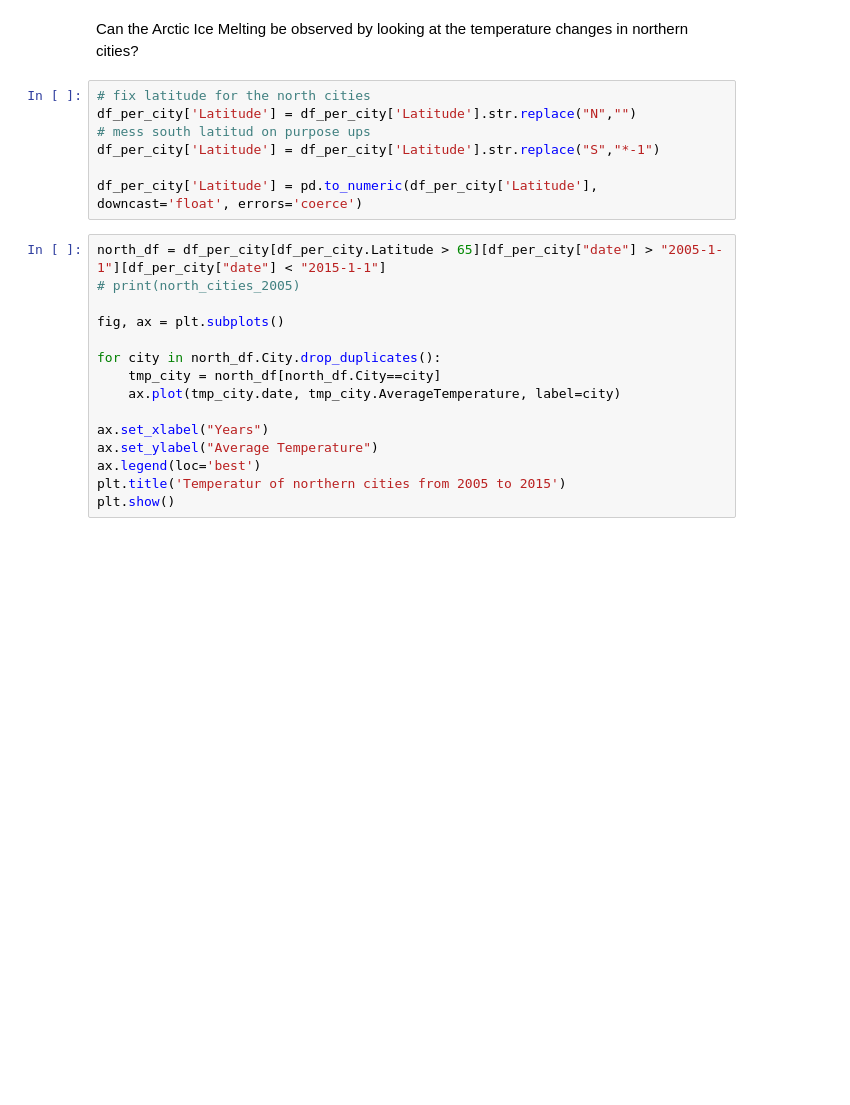
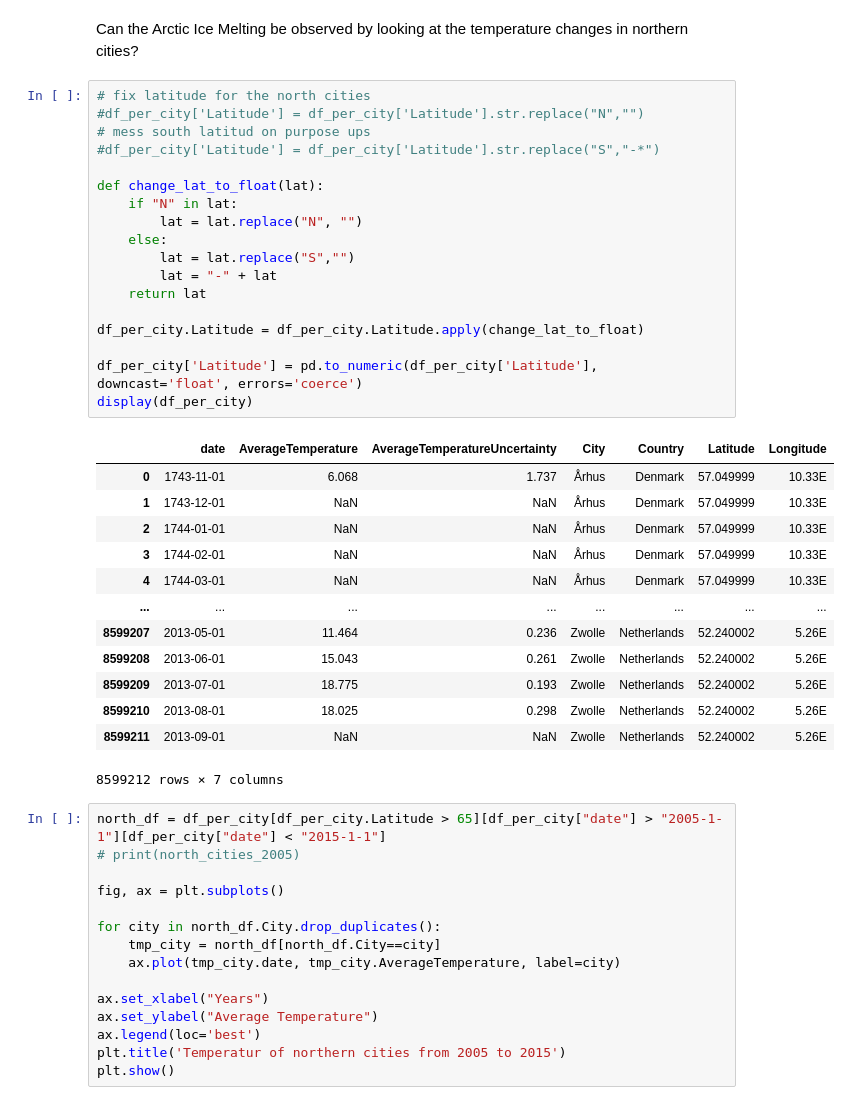
Before and after one commit to TanZng/ot6-cloud, a Jupyter notebook: analytics.ipynb, the cells around one changed output. Saved outputs shown, nothing was run; the diff lists cells and outputs as text; blank space fills up the shorter version.

```diff
--- a/analytics.ipynb
+++ b/analytics.ipynb
@@ -113,11 +113,36 @@ plt.show()
 Can the Arctic Ice Melting be observed by looking at the temperature changes in northern cities?
 # %%
 # fix latitude for the north cities
-df_per_city['Latitude'] = df_per_city['Latitude'].str.replace("N","")
+#df_per_city['Latitude'] = df_per_city['Latitude'].str.replace("N","")
 # mess south latitud on purpose ups
-df_per_city['Latitude'] = df_per_city['Latitude'].str.replace("S","*-1")
+#df_per_city['Latitude'] = df_per_city['Latitude'].str.replace("S","-*")
+
+def change_lat_to_float(lat):
+    if "N" in lat:
+        lat = lat.replace("N", "")
+    else:
+        lat = lat.replace("S","")
+        lat = "-" + lat
+    return lat
+
+df_per_city.Latitude = df_per_city.Latitude.apply(change_lat_to_float)
 
 df_per_city['Latitude'] = pd.to_numeric(df_per_city['Latitude'], downcast='float', errors='coerce')
+display(df_per_city)
+# %% [output]
+|  | date | AverageTemperature | AverageTemperatureUncertainty | City | Country | Latitude | Longitude |
+| 0 | 1743-11-01 | 6.068 | 1.737 | Århus | Denmark | 57.049999 | 10.33E |
+| 1 | 1743-12-01 | NaN | NaN | Århus | Denmark | 57.049999 | 10.33E |
+| 2 | 1744-01-01 | NaN | NaN | Århus | Denmark | 57.049999 | 10.33E |
+| 3 | 1744-02-01 | NaN | NaN | Århus | Denmark | 57.049999 | 10.33E |
+| 4 | 1744-03-01 | NaN | NaN | Århus | Denmark | 57.049999 | 10.33E |
+| ... | ... | ... | ... | ... | ... | ... | ... |
+| 8599207 | 2013-05-01 | 11.464 | 0.236 | Zwolle | Netherlands | 52.240002 | 5.26E |
+| 8599208 | 2013-06-01 | 15.043 | 0.261 | Zwolle | Netherlands | 52.240002 | 5.26E |
+| 8599209 | 2013-07-01 | 18.775 | 0.193 | Zwolle | Netherlands | 52.240002 | 5.26E |
+| 8599210 | 2013-08-01 | 18.025 | 0.298 | Zwolle | Netherlands | 52.240002 | 5.26E |
+| 8599211 | 2013-09-01 | NaN | NaN | Zwolle | Netherlands | 52.240002 | 5.26E |
+8599212 rows × 7 columns
 # %%
 north_df = df_per_city[df_per_city.Latitude > 65][df_per_city["date"] > "2005-1-1"][df_per_city["date"] < "2015-1-1"]
 # print(north_cities_2005)
```
Also changed, not shown: parts of 2 cells of this notebook, 1 other file.
